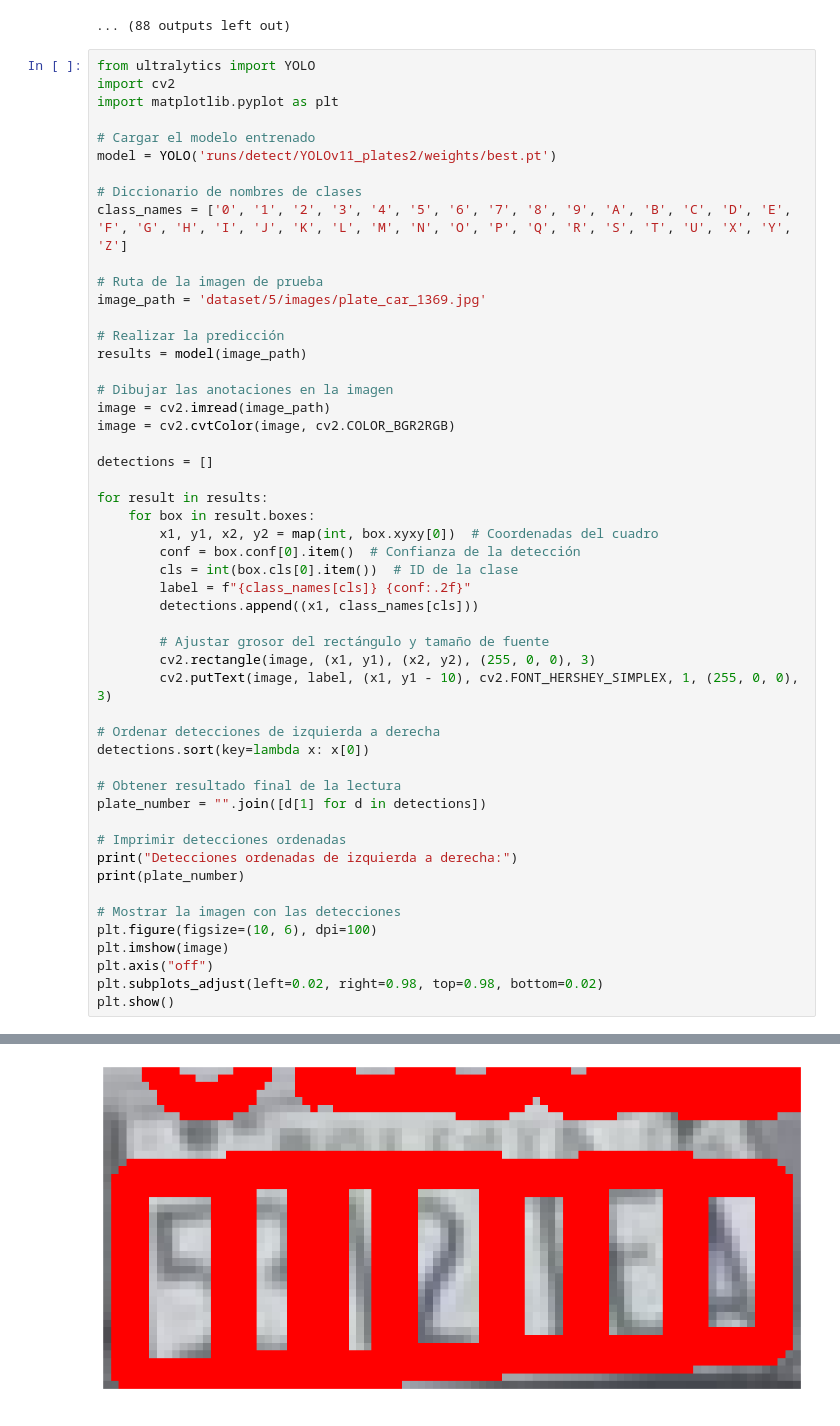
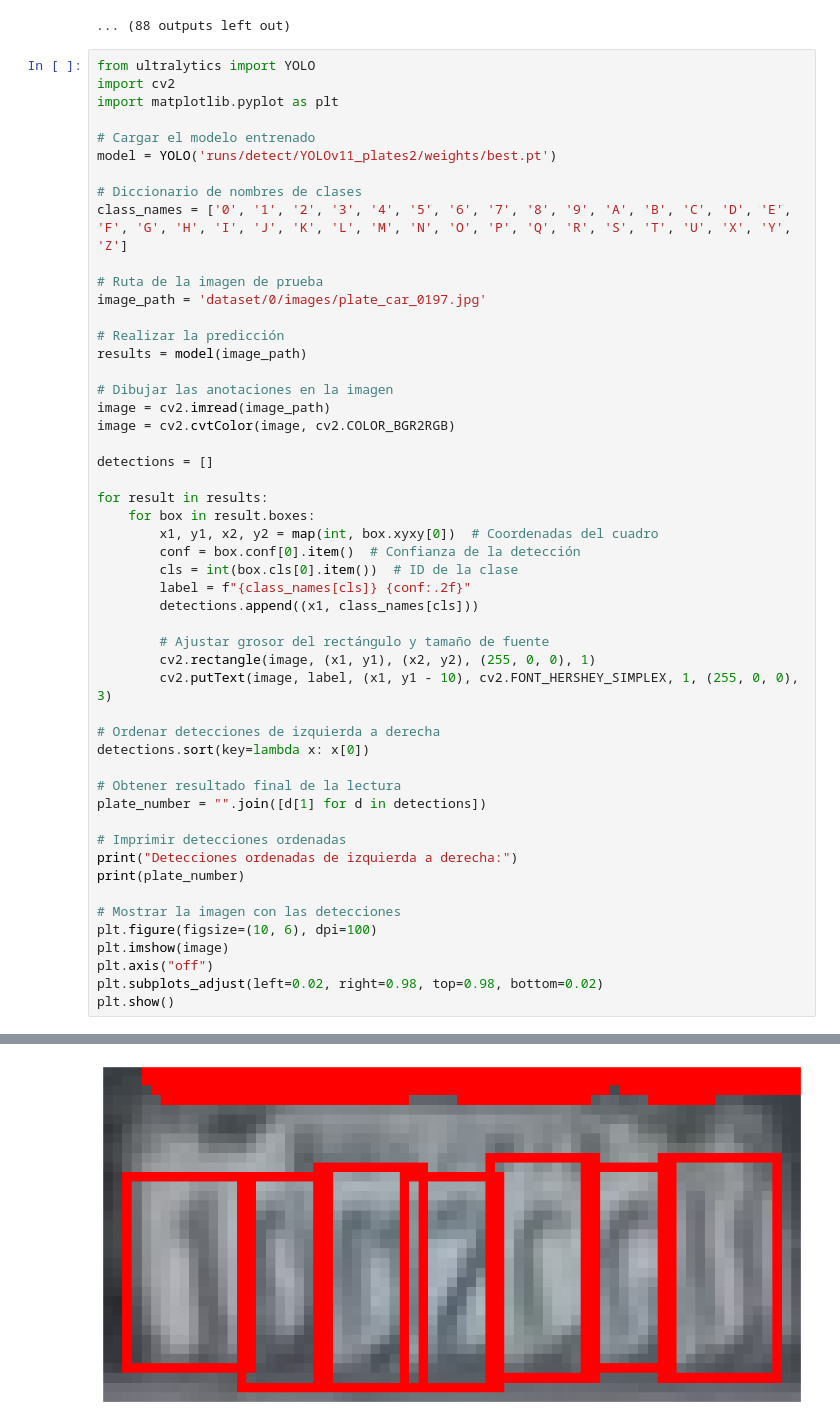
Before and after one commit to ChristianMendozaa/ANPR_BO, a Jupyter notebook: ocr/ocr.ipynb, the cells around one changed output, grey strips where cells are left out. Saved outputs shown, nothing was run; the diff lists cells and outputs as text.

```diff
--- a/ocr/ocr.ipynb
+++ b/ocr/ocr.ipynb
@@ -135,7 +135,7 @@ model = YOLO('runs/detect/YOLOv11_plates2/weights/best.pt')
 class_names = ['0', '1', '2', '3', '4', '5', '6', '7', '8', '9', 'A', 'B', 'C', 'D', 'E', 'F', 'G', 'H', 'I', 'J', 'K', 'L', 'M', 'N', 'O', 'P', 'Q', 'R', 'S', 'T', 'U', 'X', 'Y', 'Z']
 
 # Ruta de la imagen de prueba
-image_path = 'dataset/5/images/plate_car_1369.jpg'
+image_path = 'dataset/0/images/plate_car_0197.jpg'
 
 # Realizar la predicción
 results = model(image_path)
@@ -155,7 +155,7 @@ for result in results:
         detections.append((x1, class_names[cls]))
 
         # Ajustar grosor del rectángulo y tamaño de fuente
-        cv2.rectangle(image, (x1, y1), (x2, y2), (255, 0, 0), 3)
+        cv2.rectangle(image, (x1, y1), (x2, y2), (255, 0, 0), 1)
         cv2.putText(image, label, (x1, y1 - 10), cv2.FONT_HERSHEY_SIMPLEX, 1, (255, 0, 0), 3)
 
 # Ordenar detecciones de izquierda a derecha
@@ -182 +182 @@ Detecciones ordenadas de izquierda a derecha:
-[figure, old version]
+[figure, new version]
```
Also changed, not shown: parts of 9 cells of this notebook.
